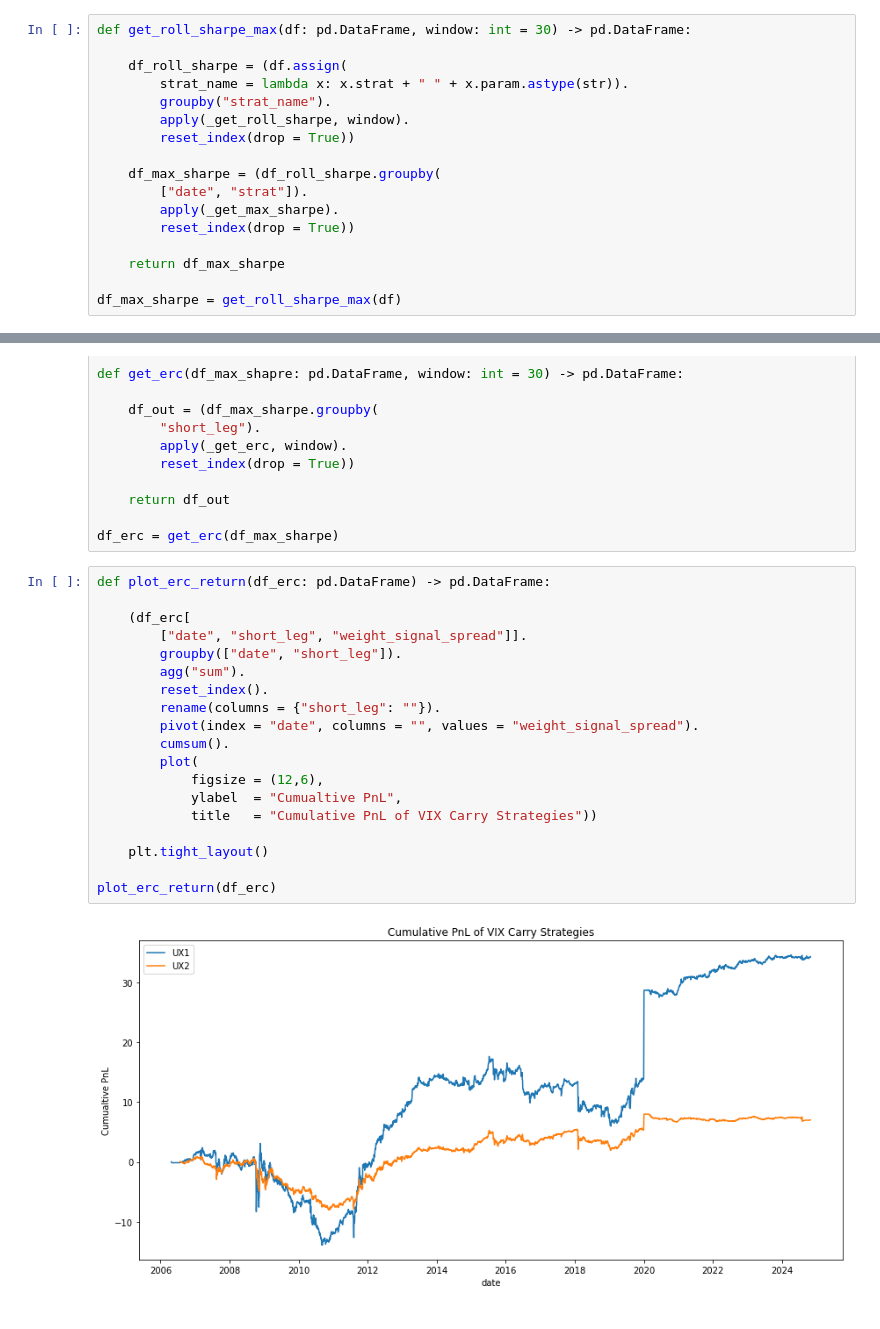
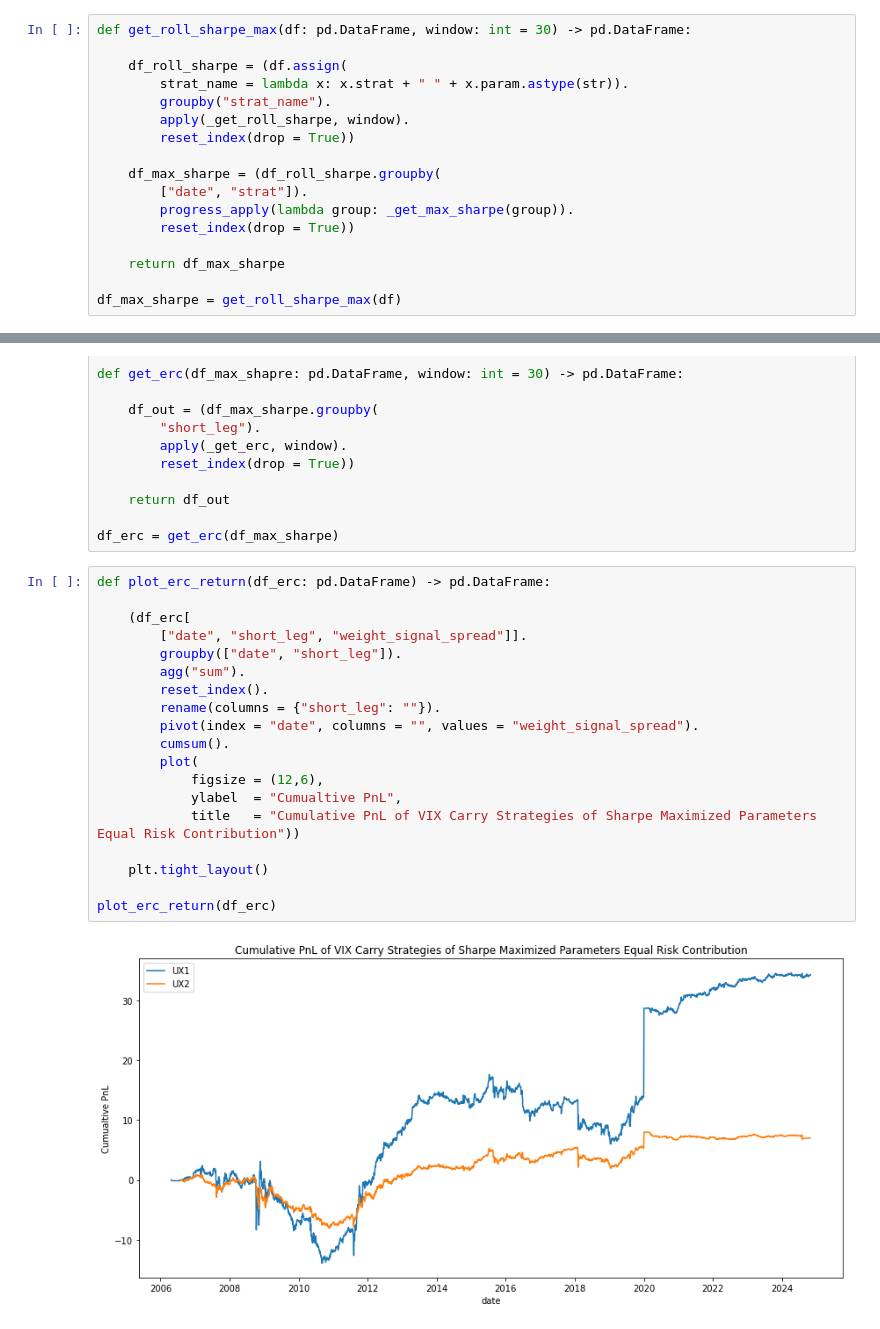
Before and after one commit to diegodalvarez/VIXCurveStrategies, a Jupyter notebook: root/notebook/VVIXZScoreReturns.ipynb, the cells around one changed output, grey strips where cells are left out. Cells and saved outputs as stored; diff of their text form.

```diff
--- a/root/notebook/VVIXZScoreReturns.ipynb
+++ b/root/notebook/VVIXZScoreReturns.ipynb
@@ -120,7 +127,7 @@ def get_roll_sharpe_max(df: pd.DataFrame, window: int = 30) -> pd.DataFrame:
 
     df_max_sharpe = (df_roll_sharpe.groupby(
         ["date", "strat"]).
-        apply(_get_max_sharpe).
+        progress_apply(lambda group: _get_max_sharpe(group)).
         reset_index(drop = True))
 
     return df_max_sharpe
@@ -233,21 +240,21 @@ df_erc = get_erc(df_max_sharpe)
 # %%
 def plot_erc_return(df_erc: pd.DataFrame) -> pd.DataFrame:
 
     (df_erc[
         ["date", "short_leg", "weight_signal_spread"]].
         groupby(["date", "short_leg"]).
         agg("sum").
         reset_index().
         rename(columns = {"short_leg": ""}).
         pivot(index = "date", columns = "", values = "weight_signal_spread").
         cumsum().
         plot(
             figsize = (12,6),
             ylabel  = "Cumualtive PnL",
-            title   = "Cumulative PnL of VIX Carry Strategies"))
+            title   = "Cumulative PnL of VIX Carry Strategies of Sharpe Maximized Parameters Equal Risk Contribution"))
 
     plt.tight_layout()
 
 plot_erc_return(df_erc)
 # %% [output]
-[figure, old version]
+[figure, new version]
```
Also changed, not shown: parts of 3 cells of this notebook, 4 other files.
